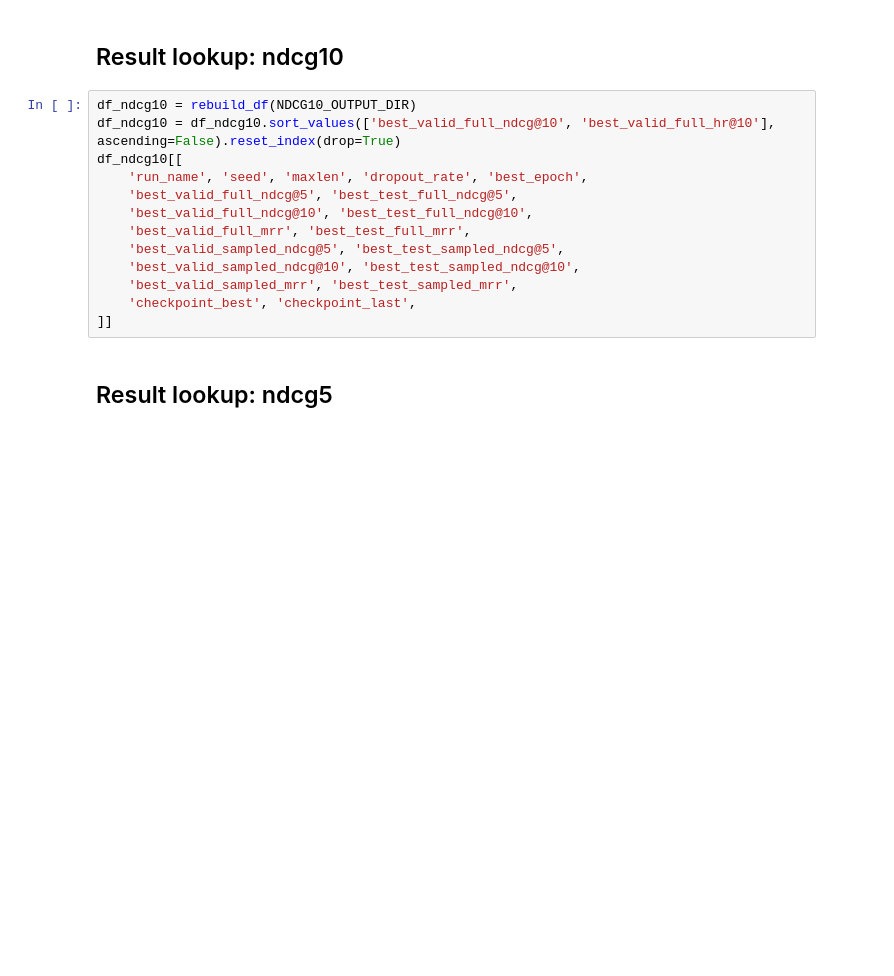
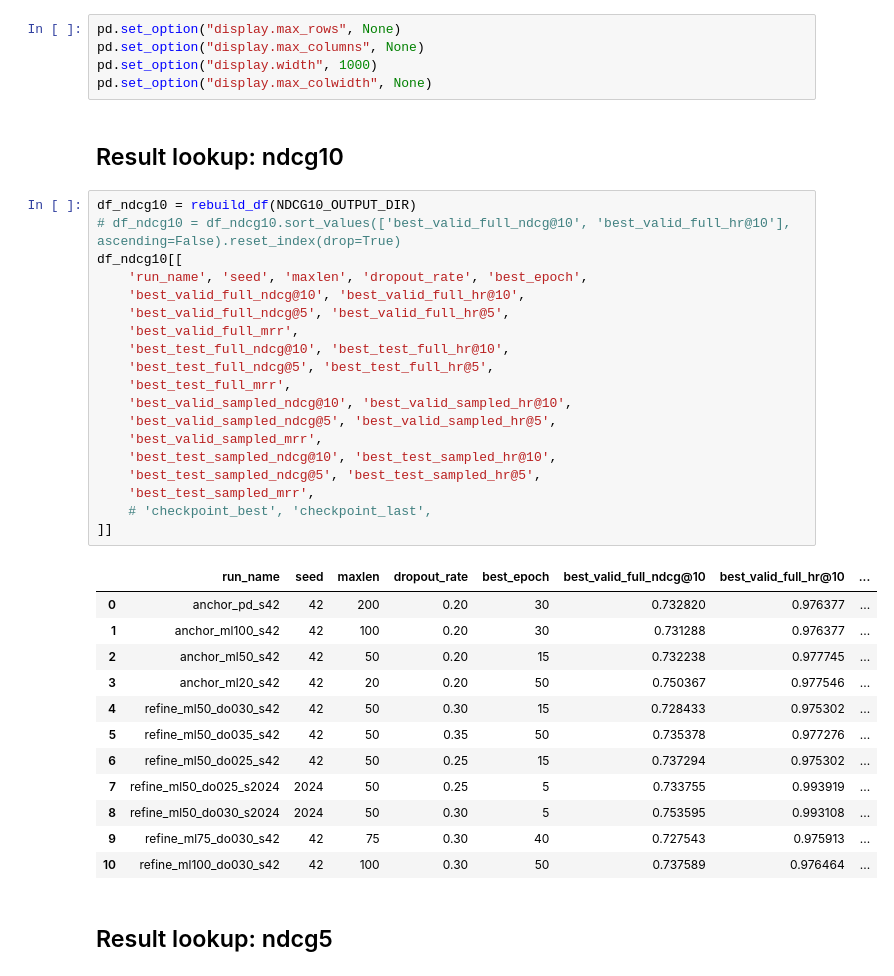
Before and after one commit to hwbuzz/time-aware-behavior-prediction, a Jupyter notebook: notebooks/sasrec_bpi2012_colab_train_evalfix_260512.ipynb, the cells around one changed output. Saved outputs shown, nothing was run; the diff lists cells and outputs as text; blank space fills up the shorter version.

Commit message:
sanity check

```diff
--- a/notebooks/sasrec_bpi2012_colab_train_evalfix_260512.ipynb
+++ b/notebooks/sasrec_bpi2012_colab_train_evalfix_260512.ipynb
@@ -686,21 +1146,45 @@ def rebuild_df(output_dir: str):
         })
         rows.append(row)
     return pd.DataFrame(rows)
+# %%
+pd.set_option("display.max_rows", None)
+pd.set_option("display.max_columns", None)
+pd.set_option("display.width", 1000)
+pd.set_option("display.max_colwidth", None)
 # %% [markdown]
 ## Result lookup: ndcg10
 # %%
 df_ndcg10 = rebuild_df(NDCG10_OUTPUT_DIR)
-df_ndcg10 = df_ndcg10.sort_values(['best_valid_full_ndcg@10', 'best_valid_full_hr@10'], ascending=False).reset_index(drop=True)
+# df_ndcg10 = df_ndcg10.sort_values(['best_valid_full_ndcg@10', 'best_valid_full_hr@10'], ascending=False).reset_index(drop=True)
 df_ndcg10[[
     'run_name', 'seed', 'maxlen', 'dropout_rate', 'best_epoch',
-    'best_valid_full_ndcg@5', 'best_test_full_ndcg@5',
-    'best_valid_full_ndcg@10', 'best_test_full_ndcg@10',
-    'best_valid_full_mrr', 'best_test_full_mrr',
-    'best_valid_sampled_ndcg@5', 'best_test_sampled_ndcg@5',
-    'best_valid_sampled_ndcg@10', 'best_test_sampled_ndcg@10',
-    'best_valid_sampled_mrr', 'best_test_sampled_mrr',
-    'checkpoint_best', 'checkpoint_last',
+    'best_valid_full_ndcg@10', 'best_valid_full_hr@10',
+    'best_valid_full_ndcg@5', 'best_valid_full_hr@5',
+    'best_valid_full_mrr',
+    'best_test_full_ndcg@10', 'best_test_full_hr@10',
+    'best_test_full_ndcg@5', 'best_test_full_hr@5',
+    'best_test_full_mrr',
+    'best_valid_sampled_ndcg@10', 'best_valid_sampled_hr@10',
+    'best_valid_sampled_ndcg@5', 'best_valid_sampled_hr@5',
+    'best_valid_sampled_mrr',
+    'best_test_sampled_ndcg@10', 'best_test_sampled_hr@10',
+    'best_test_sampled_ndcg@5', 'best_test_sampled_hr@5',
+    'best_test_sampled_mrr',
+    # 'checkpoint_best', 'checkpoint_last',
 ]]
+# %% [output]
+|  | run_name | seed | maxlen | dropout_rate | best_epoch | best_valid_full_ndcg@10 | best_valid_full_hr@10 | ... |
+| 0 | anchor_pd_s42 | 42 | 200 | 0.20 | 30 | 0.732820 | 0.976377 | ... |
+| 1 | anchor_ml100_s42 | 42 | 100 | 0.20 | 30 | 0.731288 | 0.976377 | ... |
+| 2 | anchor_ml50_s42 | 42 | 50 | 0.20 | 15 | 0.732238 | 0.977745 | ... |
+| 3 | anchor_ml20_s42 | 42 | 20 | 0.20 | 50 | 0.750367 | 0.977546 | ... |
+| 4 | refine_ml50_do030_s42 | 42 | 50 | 0.30 | 15 | 0.728433 | 0.975302 | ... |
+| 5 | refine_ml50_do035_s42 | 42 | 50 | 0.35 | 50 | 0.735378 | 0.977276 | ... |
+| 6 | refine_ml50_do025_s42 | 42 | 50 | 0.25 | 15 | 0.737294 | 0.975302 | ... |
+| 7 | refine_ml50_do025_s2024 | 2024 | 50 | 0.25 | 5 | 0.733755 | 0.993919 | ... |
+| 8 | refine_ml50_do030_s2024 | 2024 | 50 | 0.30 | 5 | 0.753595 | 0.993108 | ... |
+| 9 | refine_ml75_do030_s42 | 42 | 75 | 0.30 | 40 | 0.727543 | 0.975913 | ... |
+| 10 | refine_ml100_do030_s42 | 42 | 100 | 0.30 | 50 | 0.737589 | 0.976464 | ... |
 # %% [markdown]
 ## Result lookup: ndcg5
 # %%
```
Also changed, not shown: parts of 33 cells of this notebook, 4 other files.
